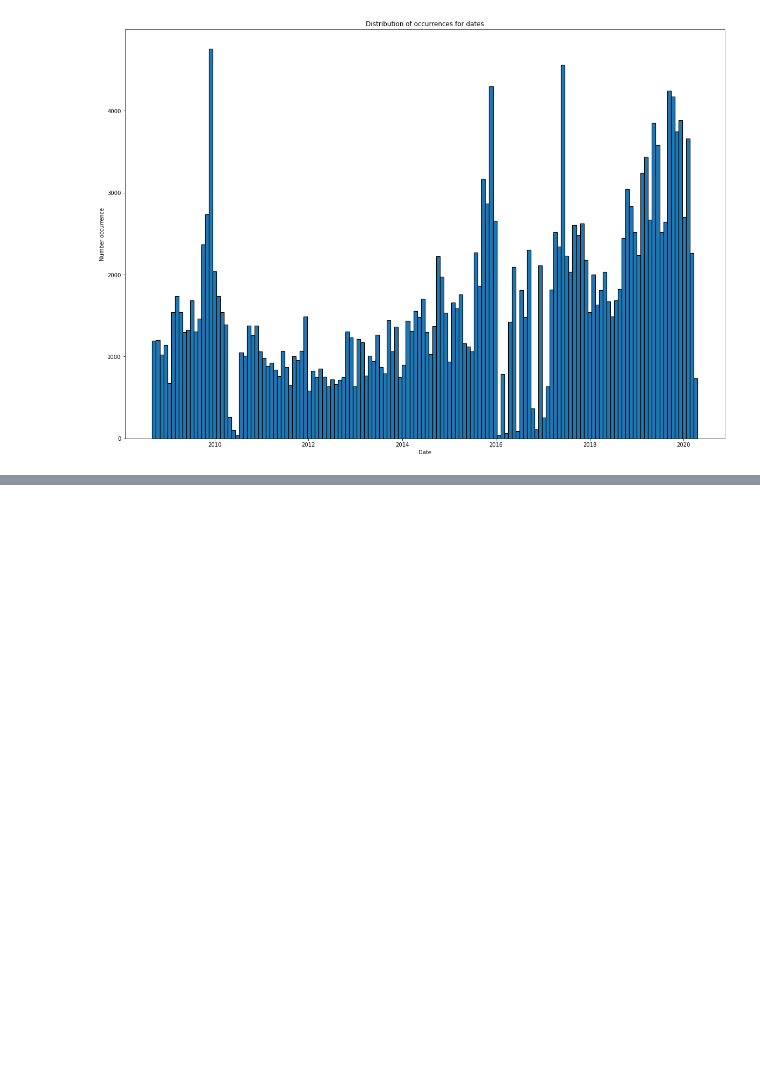
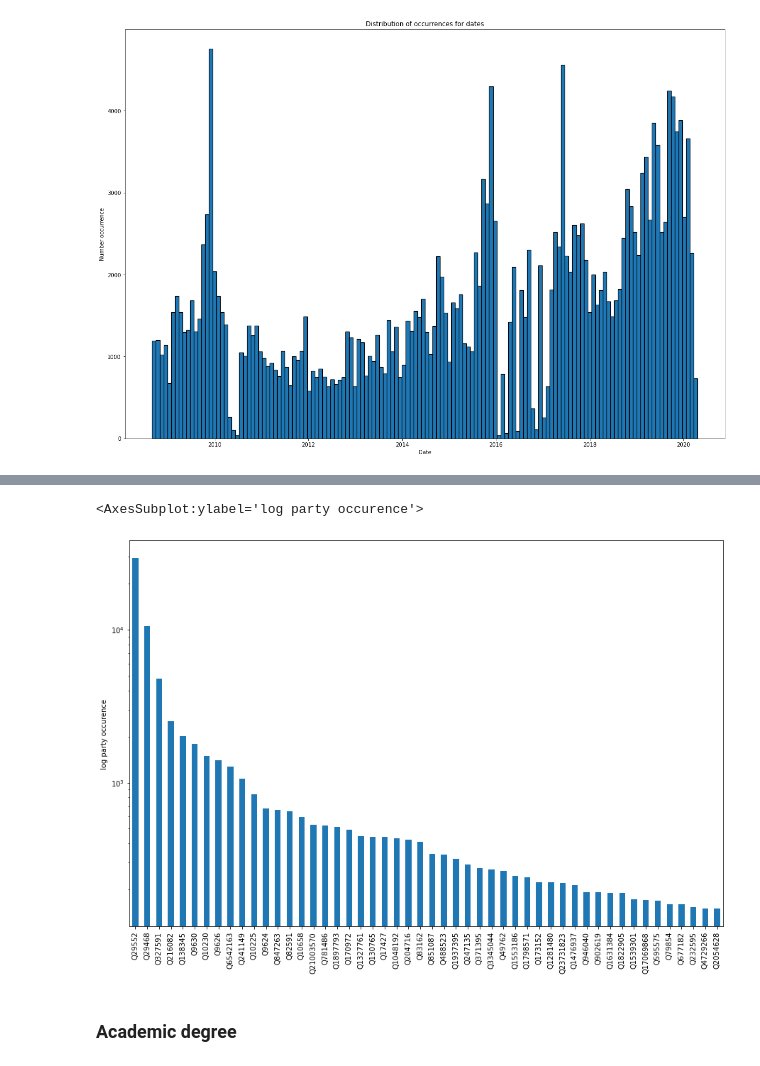
Before and after one commit to epfl-ada/ada-2021-project-salazar-gang, a Jupyter notebook: working_draft.ipynb, the cells around one changed output, grey strips where cells are left out. Cells and saved outputs as stored; diff of their text form; code cells hidden in the pictures; blank space fills up the shorter version.

```diff
--- a/working_draft.ipynb
+++ b/working_draft.ipynb
@@ -83,0 +167,13 @@ print(type(twenty_thirty))
+# %%
+mask_party = (df1['speaker_party'].str.len() == 1) & ~(df1['speaker_party'].astype(str).str.contains('NOT_KNOWN'))  & ~(df1['speaker_party'].astype(str).str.contains('None')) & ~(df1['speaker_party'].astype(str).str.contains('NOT_FOUND'))
+party = df1[mask_party]
+party = party['speaker_party']
+party = party.explode().explode()
+party_count = (party.value_counts())[:50]
+# %%
+party_count.plot(kind = 'bar', figsize = (15,10), logy=True, ylabel = 'log party occurence')
+# %% [output]
+<AxesSubplot:ylabel='log party occurence'>
+[figure, added]
+# %% [markdown]
+### Academic degree
```
Also changed, not shown: parts of 21 cells of this notebook.
